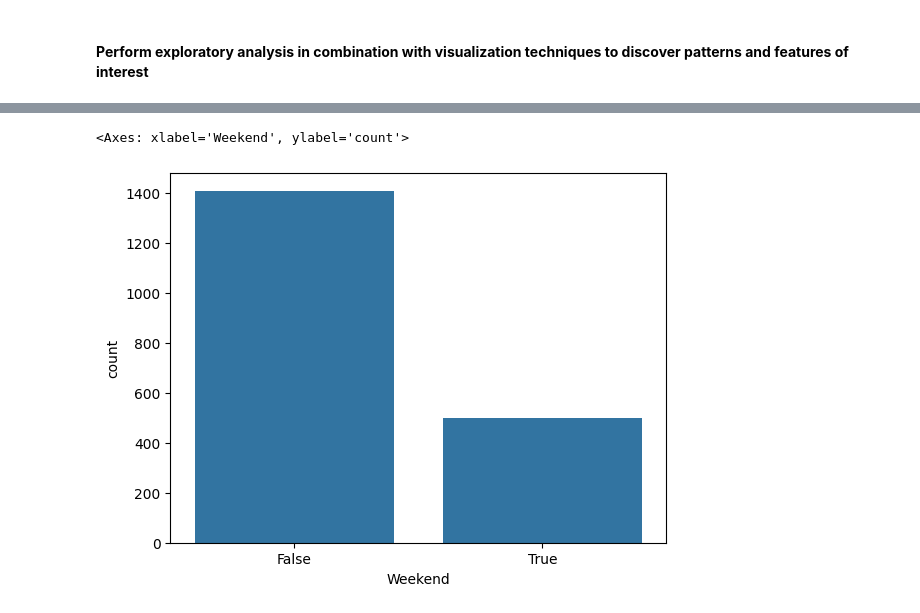
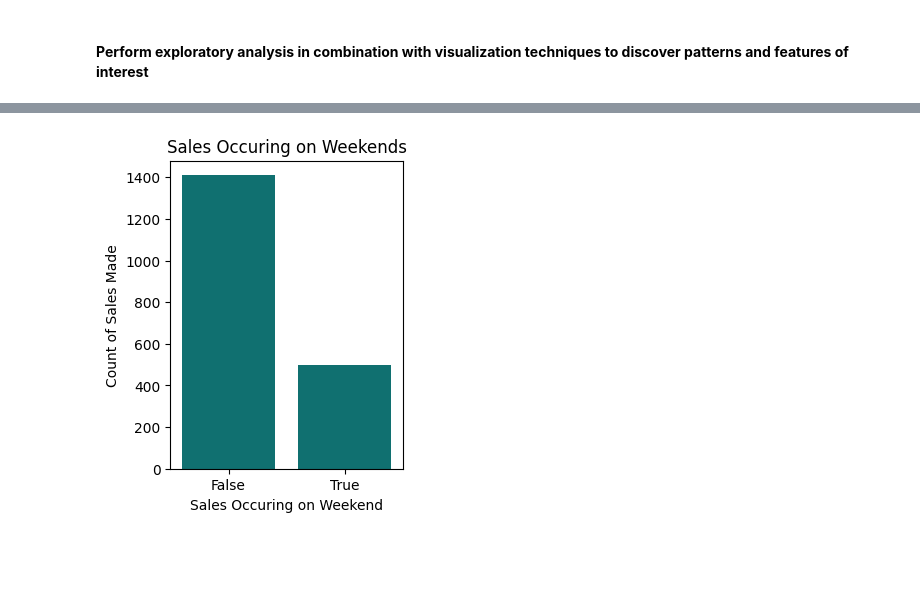
Before and after one commit to naomiw-usd/Final-Project, a Jupyter notebook: FinalProject_Combined.ipynb, the cells around one changed output, grey strips where cells are left out. Drawn from its saved outputs; the diff is of its cells as text; code cells hidden in the pictures; blank space fills up the shorter version.

```diff
--- a/FinalProject_Combined.ipynb
+++ b/FinalProject_Combined.ipynb
@@ -528,5 +525,0 @@ sns.countplot(x='Month', data =df_clean)
-# %%
-#subset data to only view when revenue is "true" i.e.: product sales:
-df_rev=df[df['Revenue']==True]
-#look at number of sales (Revenue = True) by month
-sns.countplot(x='Month', data =df_rev)
@@ -548,6 +548,10 @@ sns.countplot(x='Region', data =df_rev)
 # %%
 #understand if sales primarily occur on weekends or weekdays
-sns.countplot(x='Weekend', data =df_rev)
+plt.figure(figsize=(3,4))
+ax=sns.countplot(x='Weekend', data =df_rev, color='teal')
+ax.set_xlabel("Sales Occuring on Weekend")
+ax.set_ylabel("Count of Sales Made")
+plt.title("Sales Occuring on Weekends")
+plt.show()
 # %% [output]
-<Axes: xlabel='Weekend', ylabel='count'>
-[figure, old version]
+[figure, new version]
```
Also changed, not shown: parts of 15 cells of this notebook.
